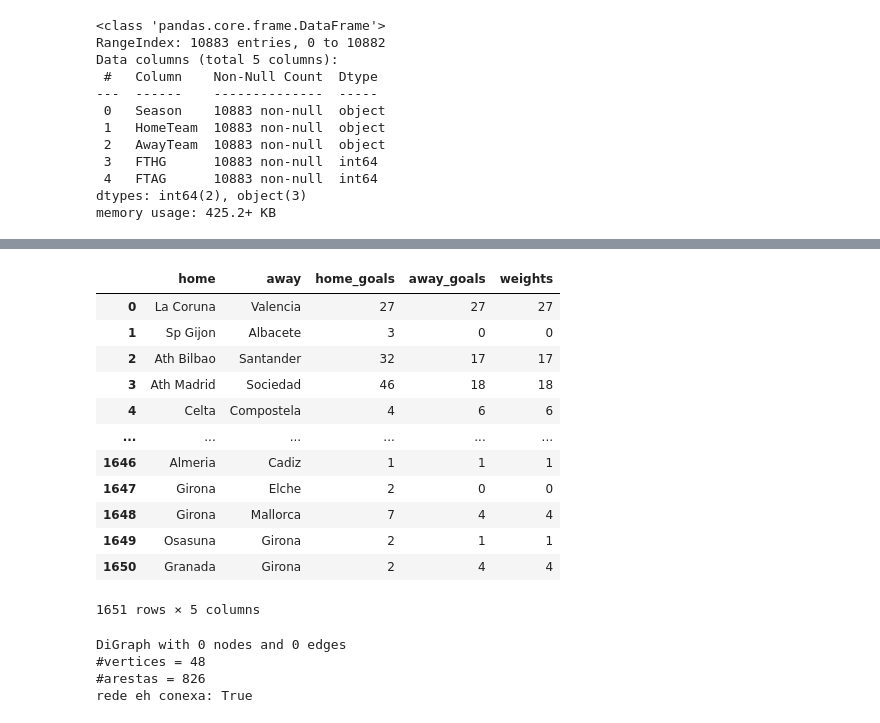
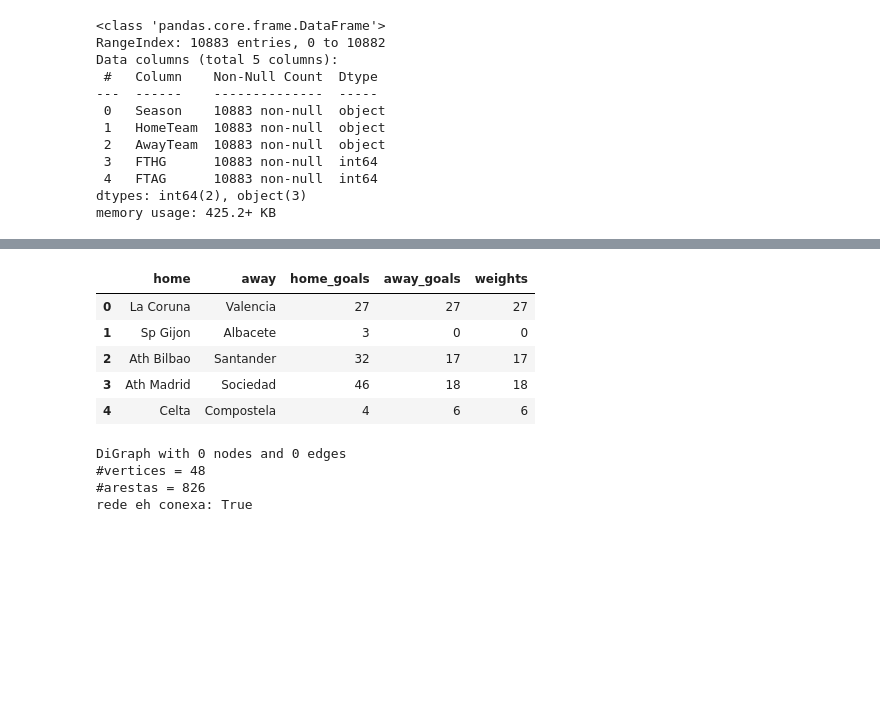
Before and after one commit to jesusossian/complex_networks, a Jupyter notebook: notebooks/datasets_fut.ipynb, the cells around one changed output, grey strips where cells are left out. Cells and saved outputs as stored; diff of their text form; code cells hidden in the pictures; blank space fills up the shorter version.

```diff
--- a/notebooks/datasets_fut.ipynb
+++ b/notebooks/datasets_fut.ipynb
@@ -850,3 +934,6 @@ df.rename(columns = {
     'FTHG':'home_goals',
     'FTAG':'away_goals'
     }, inplace = True)
+# %%
+df = df.dropna(how='any',axis=0)
+df.info()
@@ -874,20 +967,13 @@ df2
 # %%
 df2['weights'] = df2['away_goals']
-df2
+df2.head()
 # %% [output]
 |  | home | away | home_goals | away_goals | weights |
 | 0 | La Coruna | Valencia | 27 | 27 | 27 |
 | 1 | Sp Gijon | Albacete | 3 | 0 | 0 |
 | 2 | Ath Bilbao | Santander | 32 | 17 | 17 |
 | 3 | Ath Madrid | Sociedad | 46 | 18 | 18 |
 | 4 | Celta | Compostela | 4 | 6 | 6 |
-| ... | ... | ... | ... | ... | ... |
-| 1646 | Almeria | Cadiz | 1 | 1 | 1 |
-| 1647 | Girona | Elche | 2 | 0 | 0 |
-| 1648 | Girona | Mallorca | 7 | 4 | 4 |
-| 1649 | Osasuna | Girona | 2 | 1 | 1 |
-| 1650 | Granada | Girona | 2 | 4 | 4 |
-1651 rows × 5 columns
 # %%
 SG = nx.DiGraph()
 print(SG)
```
Also changed, not shown: parts of 39 cells of this notebook, 1 other file.
